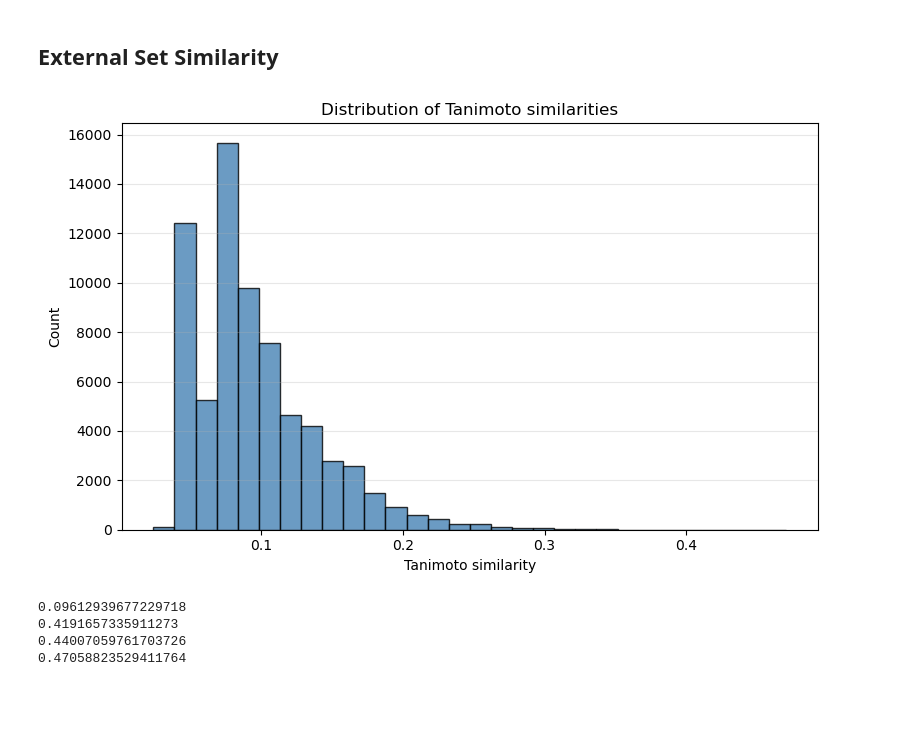
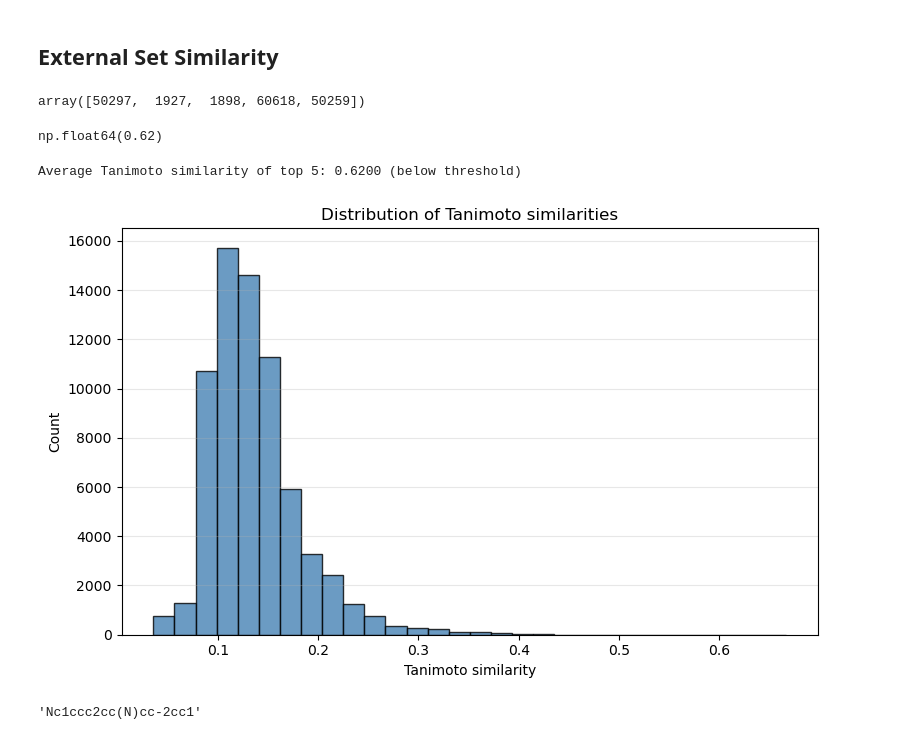
Before and after one commit to PeterF1234/ketcher-predict, a Jupyter notebook: STG_predictor/STG_main.ipynb, the cells around one changed output. Cells and saved outputs as stored; diff of their text form; code cells hidden in the pictures; blank space fills up the shorter version.

```diff
--- a/STG_predictor/STG_main.ipynb
+++ b/STG_predictor/STG_main.ipynb
@@ -6310,6 +6341,7 @@ from rdkit.Chem import AllChem, DataStructs
 from rdkit.Chem.rdFingerprintGenerator import GetMorganGenerator
 import pandas as pd
 import matplotlib.pyplot as plt
+import numpy as np
 
 def canonicalize(smiles: str) -> str:
     mol = Chem.MolFromSmiles(smiles)
@@ -6378,22 +6410,66 @@ def plot_tanimoto_hist(similarities, bins=30):
     plt.grid(axis="y", alpha=0.3)
     plt.tight_layout()
     plt.show()
+
+def precompute_fingerprints(df, smiles_col="SMILES"):
+    """
+    Precompute Morgan fingerprints for all SMILES in df[smiles_col].
+    Returns a dictionary mapping index to fingerprint.
+    """
+    gen = GetMorganGenerator(radius=2, fpSize=2048)
+    fingerprints = {}
+
+    for idx, smi in df[smiles_col].items():
+        mol = Chem.MolFromSmiles(smi)
+        if mol is None:
+            fingerprints[idx] = None
+            continue
+        fp = gen.GetFingerprint(mol)
+        fingerprints[idx] = fp
+
+    return fingerprints
+
+def get_query_fp(input_smiles_):
+    """
+    Compute the Morgan fingerprint for a single input SMILES.
+    Returns the fingerprint object.
+    """
+    input_smiles = canonicalize(input_smiles_)
+    mol_query = Chem.MolFromSmiles(input_smiles)
+    gen = GetMorganGenerator(radius=2, fpSize=2048)
+    fp_query = gen.GetFingerprint(mol_query)
+    return fp_query
+# %%
+fps_db = precompute_fingerprints(aag_smiles, smiles_col="SMILES")
+# %%
+fp_query = get_query_fp("Nc1ccc2cc(N)cc-2cc1")
+sims = np.array(DataStructs.BulkTanimotoSimilarity(fp_query, list(fps_db.values())))
+top_idx = np.argpartition(sims, -5)[-5:] # fastest 5 indices without sorting the entire array
+top_idx = top_idx[np.argsort(np.array(sims)[top_idx])[::-1]]
+# %%
+top_idx
+# %% [output]
+array([50297,  1927,  1898, 60618, 50259])
+# %%
+sims[top_idx].mean() # if sims is a numpy array, this works. If sims is a list, use np.array([sims[i] for i in top_idx]).mean()
+# %% [output]
+np.float64(0.62)
+# %%
+if sims[top_idx].mean() > 0.7:
+    print(f"Average Tanimoto similarity of top 5: {sims[top_idx].mean():.4f} (above threshold)")
+else:
+    print(f"Average Tanimoto similarity of top 5: {sims[top_idx].mean():.4f} (below threshold)")
+# %% [output]
+Average Tanimoto similarity of top 5: 0.6200 (below threshold)
 # %%
-sims = tanimoto_to_df(aag_smiles, external_df["SMILES"][0])
 plot_tanimoto_hist(sims)
 plt.close()
 # %% [output]
-[figure, old version]
+[figure, new version]
-# %%
-print(sims.mean())
-print(sims.sort_values()[-10:].mean())
-print(sims.sort_values()[-5:].mean())
-print(sims.max())
-# %% [output]
-0.09612939677229718
-0.4191657335911273
-0.44007059761703726
-0.47058823529411764
+# %%
+external_df["SMILES"][0]
+# %% [output]
+'Nc1ccc2cc(N)cc-2cc1'
 # %%
 maxsims = []
 top5sims = []
```
Also changed, not shown: parts of 80 cells of this notebook, 12 other files.
